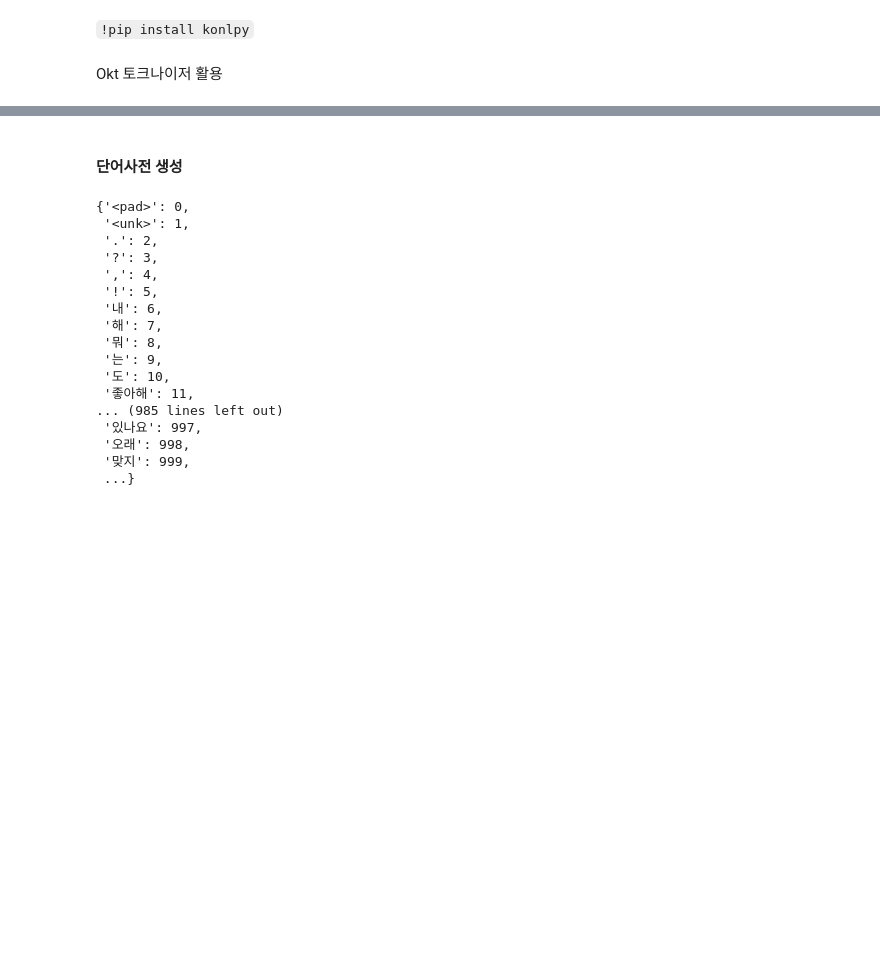
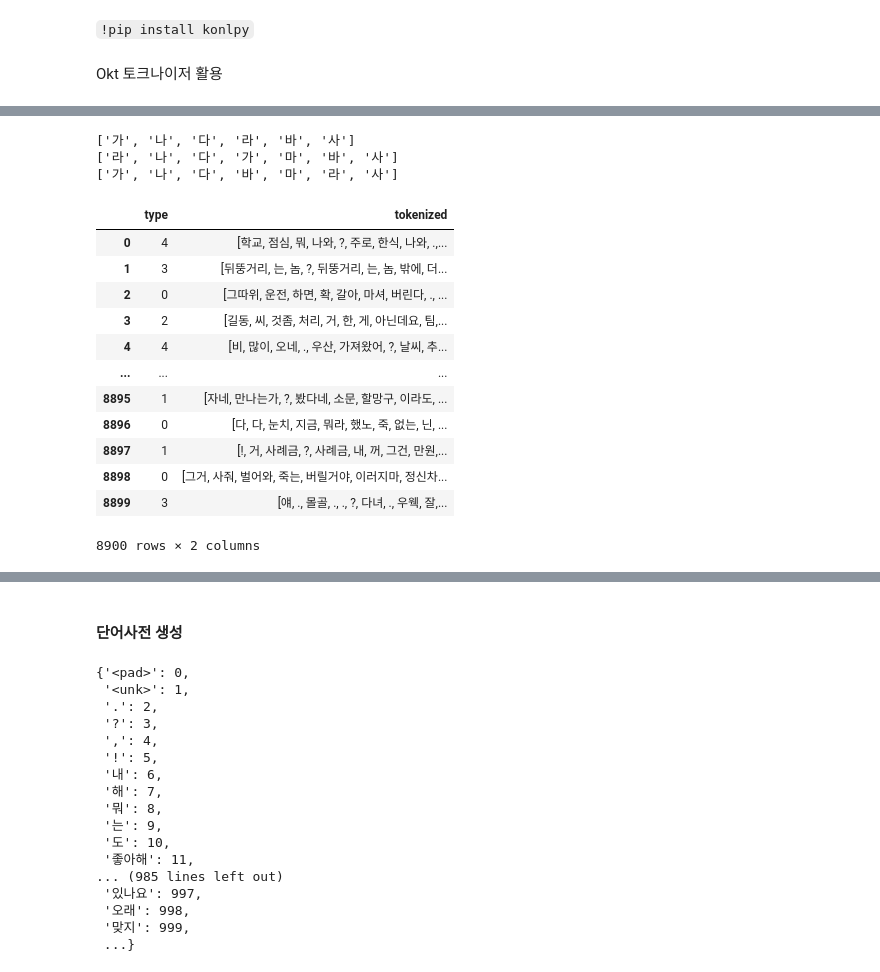
Before and after one commit to hojae-m-choi/dlthon-minions, a Jupyter notebook: dlthon-kevin/custom_models.ipynb, the cells around one changed output, grey strips where cells are left out. Cells and saved outputs as stored; diff of their text form; code cells hidden in the pictures; blank space fills up the shorter version.

```diff
--- a/dlthon-kevin/custom_models.ipynb
+++ b/dlthon-kevin/custom_models.ipynb
@@ -230,3 +230,4 @@ def tokenize(conversation, tokenizer):
 
 # 각 conversation을 토큰화하여 새로운 열 'tokenized'에 저장
 train_data['tokenized'] = train_data['conversation'].apply(lambda x: tokenize(x, tokenizer))
+tokenized_df = train_data[['type', 'tokenized']]
@@ -278,3 +282,57 @@ def swap_word(new_words):
 
 	new_words[random_idx_1], new_words[random_idx_2] = new_words[random_idx_2], new_words[random_idx_1]
 	return new_words
+# %%
+words = ['가', '나', '다', '라', '마', '바', '사']
+a= random_deletion(words, 0.2)
+b = random_swap(words, 3)
+print(a)
+print(b)
+# %% [output]
+['가', '나', '다', '라', '바', '사']
+['라', '나', '다', '가', '마', '바', '사']
+['가', '나', '다', '바', '마', '라', '사']
+# %%
+def augmentation(df):
+    new_rows = []
+    for _, row in df.iterrows():
+        type_int = row['type']
+        # '일반 대화' 이외의 클래스에만 적용
+        # 2배씩 늘어남
+        if type_int != 4:
+            words = row['tokenized']
+            # 랜덤으로 augmentation 방식 적용
+            use_rd = random.choice([True, False])
+            # random deletion
+            # p의 확률로 제거
+            if use_rd:
+                p = random.uniform(0, 1)
+                new_words = random_deletion(words, p)
+            # random swap
+            # n회만큼 swap
+            else:
+                n = random.randint(1, len(words)//2)
+                new_words = random_swap(words, n)
+            new_rows.append([type_int, new_words])
+
+    # 기존 데이터에 새로운 데이터 추가
+    augmented_df = df.append(pd.DataFrame(new_rows, columns=df.columns), ignore_index=True)
+    return augmented_df
+# %%
+augmented_data = augmentation(tokenized_df)
+# %%
+augmented_data
+# %% [output]
+|  | type | tokenized |
+| 0 | 4 | [학교, 점심, 뭐, 나와, ?, 주로, 한식, 나와, .,... |
+| 1 | 3 | [뒤뚱거리, 는, 놈, ?, 뒤뚱거리, 는, 놈, 밖에, 더... |
+| 2 | 0 | [그따위, 운전, 하면, 확, 갈아, 마셔, 버린다, ., ... |
+| 3 | 2 | [길동, 씨, 것좀, 처리, 거, 한, 게, 아닌데요, 팀,... |
+| 4 | 4 | [비, 많이, 오네, ., 우산, 가져왔어, ?, 날씨, 추... |
+| ... | ... | ... |
+| 8895 | 1 | [자네, 만나는가, ?, 봤다네, 소문, 할망구, 이라도, ... |
+| 8896 | 0 | [다, 다, 눈치, 지금, 뭐라, 했노, 죽, 없는, 닌, ... |
+| 8897 | 1 | [!, 거, 사례금, ?, 사례금, 내, 꺼, 그건, 만원,... |
+| 8898 | 0 | [그거, 사줘, 벌어와, 죽는, 버릴거야, 이러지마, 정신차... |
+| 8899 | 3 | [얘, ., 몰골, ., ., ?, 다녀, ., 우웩, 잘,... |
+8900 rows × 2 columns
```
Also changed, not shown: parts of 18 cells of this notebook, 3 other files.
